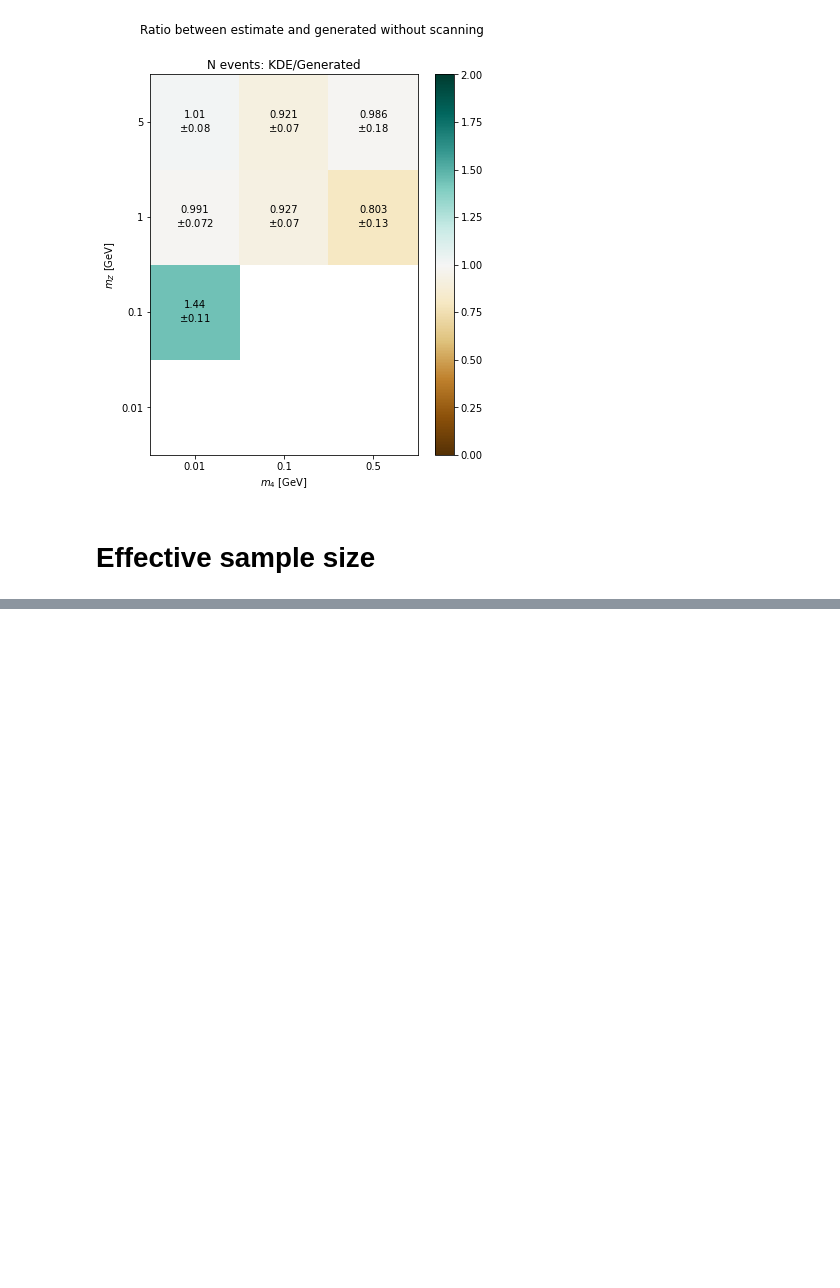
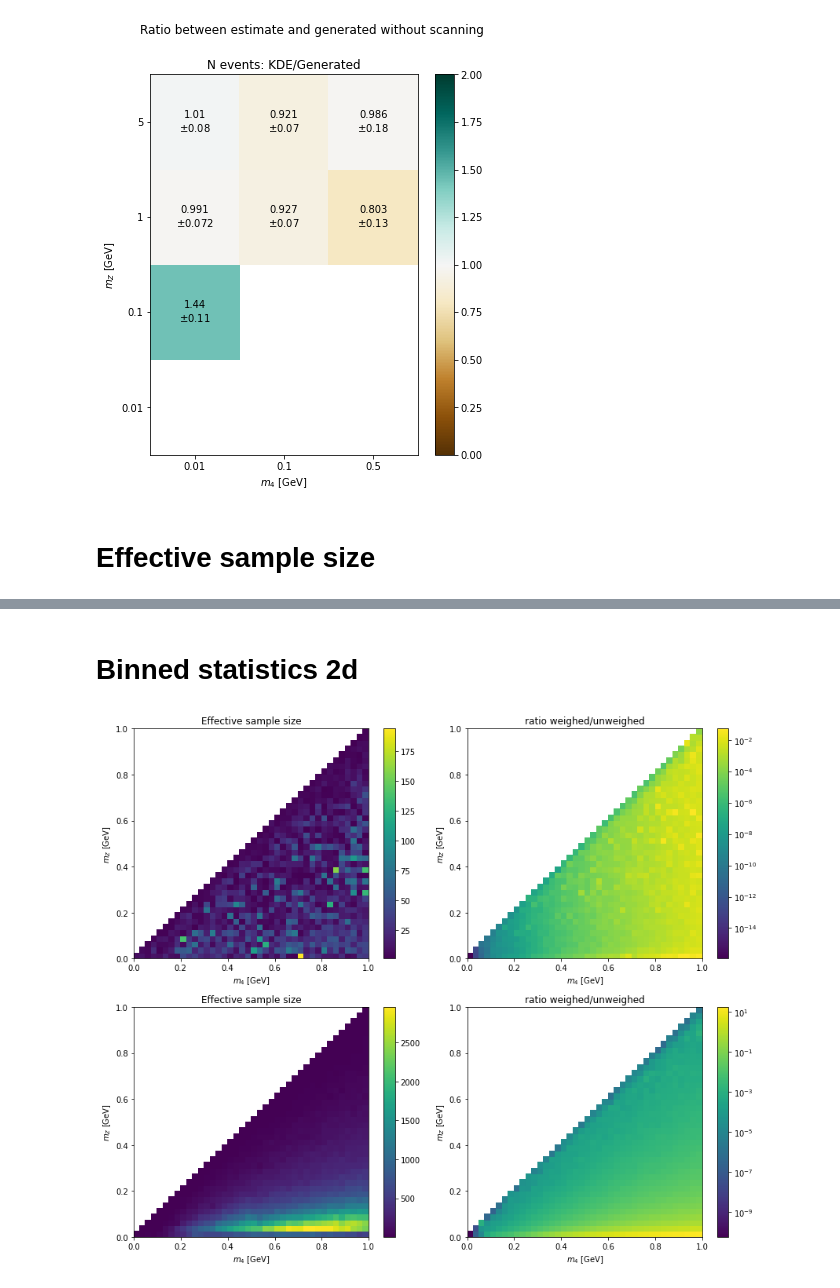
Before and after one commit to mhostert/dark-neutrinos-at-T2K, a Jupyter notebook: exp_analysis/2_comparison_parameters.ipynb, the cells around one changed output, grey strips where cells are left out. Cells and saved outputs as stored; diff of their text form; code cells hidden in the pictures; blank space fills up the shorter version.

```diff
--- a/exp_analysis/2_comparison_parameters.ipynb
+++ b/exp_analysis/2_comparison_parameters.ipynb
@@ -353,0 +475,58 @@ plt.savefig(save_folder+'m4_weights.png', dpi=250)
+# %% [markdown]
+# Binned statistics 2d
+# %%
+from matplotlib.colors import LogNorm
+
+plt.figure(figsize=[12, 10])
+fig.suptitle(f'Samples generated with $\Gamma$ as first integral')
+
+this_bins = (40, 40)
+this_range = ((0, 1), (0, 1))
+xlabel = r'$m_4$ [GeV]'
+ylabel = r'$m_Z$ [GeV]'
+plt.subplot(221)
+result = binned_statistic_2d(m4_values, mz_values, weight_decay_values,
+                 statistic=effective_sample_size,
+                 bins=this_bins, range=this_range)
+plt.pcolormesh(result[1], result[2], result[0].T)
+plt.colorbar()
+plt.title('Effective sample size')
+plt.xlabel(xlabel)
+plt.ylabel(ylabel)
+
+plt.subplot(222)
+result = binned_statistic_2d(m4_values, mz_values, weight_decay_values,
+                 statistic=ratio_weighted_unweighted,
+                 bins=this_bins, range=this_range)
+plt.pcolormesh(result[1], result[2], result[0].T*len(weight_decay_values)/weight_decay_values.sum(), norm=LogNorm())
+plt.colorbar()
+plt.title('ratio weighed/unweighed')
+plt.xlabel(xlabel)
+plt.ylabel(ylabel)
+
+# this_bins = (5, 5)
+
+plt.subplot(223)
+result = binned_statistic_2d(m4_values, mz_values, weight_values,
+                 statistic=effective_sample_size,
+                 bins=this_bins, range=this_range)
+plt.pcolormesh(result[1], result[2], result[0].T)
+plt.colorbar()
+plt.title('Effective sample size')
+plt.xlabel(xlabel)
+plt.ylabel(ylabel)
+
+plt.subplot(224)
+result = binned_statistic_2d(m4_values, mz_values, weight_values,
+                 statistic=ratio_weighted_unweighted,
+                 bins=this_bins, range=this_range)
+plt.pcolormesh(result[1], result[2], result[0].T*len(weight_values)/weight_values.sum(), norm=LogNorm())
+plt.colorbar()
+plt.title('ratio weighed/unweighed')
+plt.xlabel(xlabel)
+plt.ylabel(ylabel)
+
+plt.tight_layout()
+plt.savefig(save_folder + f'ess_2d.png', dpi=250)
+# %% [output]
+[figure, added]
```
Also changed, not shown: parts of 11 cells of this notebook, 4 other files.
